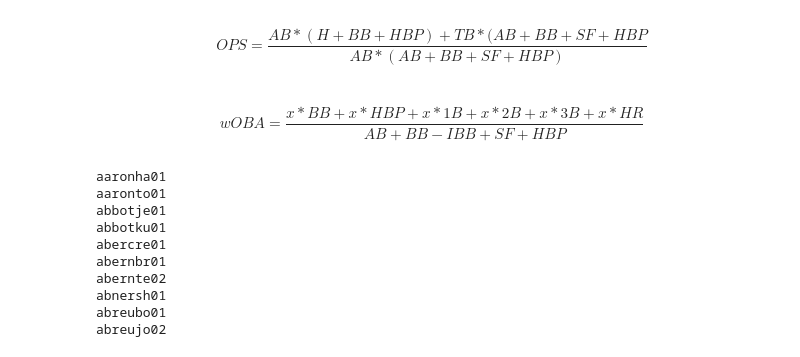
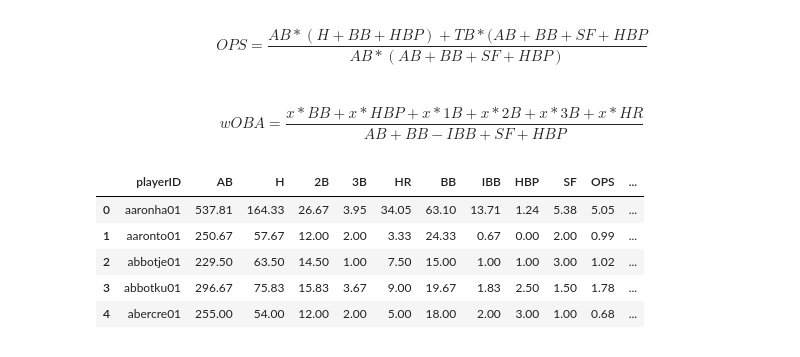
Before and after one commit to Chernide/BaseballPredictorCSCI-5502, a Jupyter notebook: college/CollegeAnalysis.ipynb, the cells around one changed output. Drawn from its saved outputs; the diff is of its cells as text; code cells hidden in the pictures.

```diff
--- a/college/CollegeAnalysis.ipynb
+++ b/college/CollegeAnalysis.ipynb
@@ -173,27 +169,13 @@ def season_averager_and_add_college_flag_and_tb(lst_rows):
 # %%
 curr_playerID = df_combined['playerID'].iloc[0]
 lst = []
-count = 0
+df_lst = []
 for index, row in df_combined.iterrows():
     if(curr_playerID != row[0]):
-        print(curr_playerID)
         ret = season_averager_and_add_college_flag_and_tb(lst)
-        count += 1
+        df_lst.append(ret)
         lst.clear()
         curr_playerID = row[0]
         lst.append(row)
-        if(count == 10):
-            break
     else:
         lst.append(row)
-# %% [output]
-aaronha01
-aaronto01
-abbotje01
-abbotku01
-abercre01
-abernbr01
-abernte02
-abnersh01
-abreubo01
-abreujo02
@@ -199,0 +184,9 @@ abreujo02
+# %%
+df_career_combined.head()
+# %% [output]
+|  | playerID | AB | H | 2B | 3B | HR | BB | IBB | HBP | SF | OPS | ... |
+| 0 | aaronha01 | 537.81 | 164.33 | 26.67 | 3.95 | 34.05 | 63.10 | 13.71 | 1.24 | 5.38 | 5.05 | ... |
+| 1 | aaronto01 | 250.67 | 57.67 | 12.00 | 2.00 | 3.33 | 24.33 | 0.67 | 0.00 | 2.00 | 0.99 | ... |
+| 2 | abbotje01 | 229.50 | 63.50 | 14.50 | 1.00 | 7.50 | 15.00 | 1.00 | 1.00 | 3.00 | 1.02 | ... |
+| 3 | abbotku01 | 296.67 | 75.83 | 15.83 | 3.67 | 9.00 | 19.67 | 1.83 | 2.50 | 1.50 | 1.78 | ... |
+| 4 | abercre01 | 255.00 | 54.00 | 12.00 | 2.00 | 5.00 | 18.00 | 2.00 | 3.00 | 1.00 | 0.68 | ... |
```
Also changed, not shown: parts of 34 cells of this notebook.
